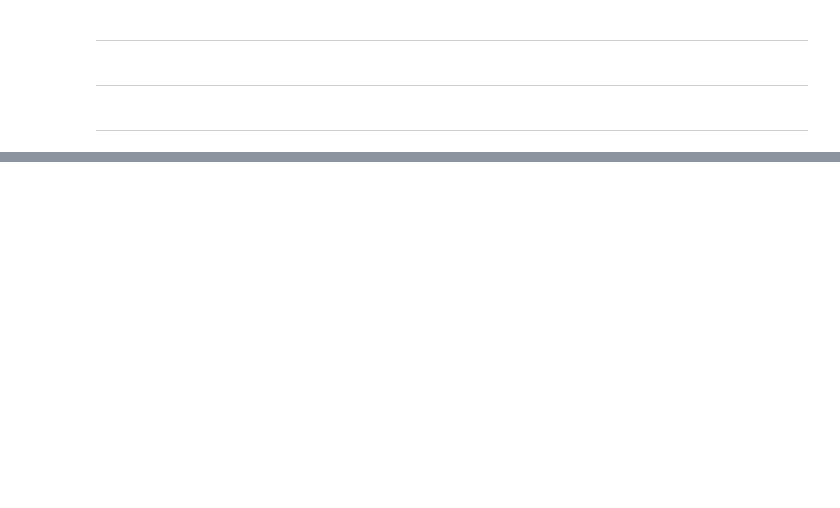
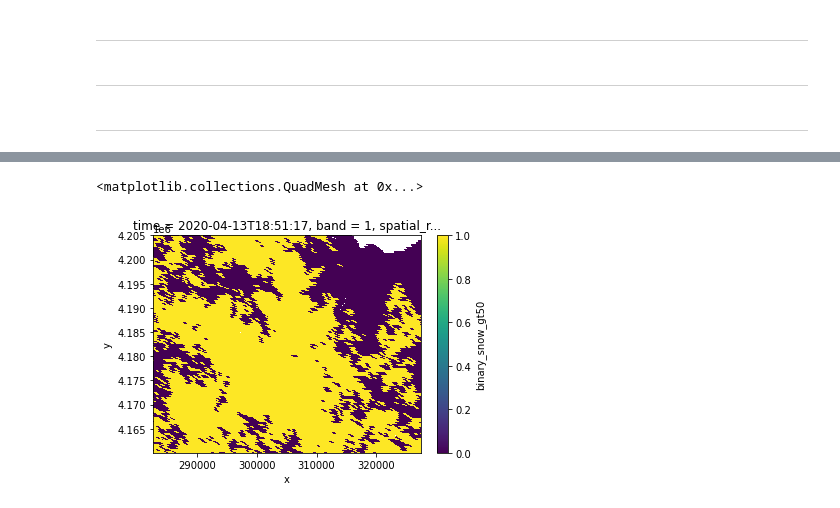
Before and after one commit to spestana/goes-cues, a Jupyter notebook: merge-raster-datasets-modscag.ipynb, the cells around one changed output, grey strips where cells are left out. Drawn from its saved outputs; the diff is of its cells as text; code cells hidden in the pictures; blank space fills up the shorter version.

```diff
--- a/merge-raster-datasets-modscag.ipynb
+++ b/merge-raster-datasets-modscag.ipynb
@@ -69,0 +123,5 @@ ds['fsca'] = modscag_da # add to main dataset
+# %%
+ds.isel(time=26).binary_snow_gt50.plot()
+# %% [output]
+<matplotlib.collections.QuadMesh at 0x...>
+[figure, added]
```
Also changed, not shown: parts of 8 cells of this notebook.
